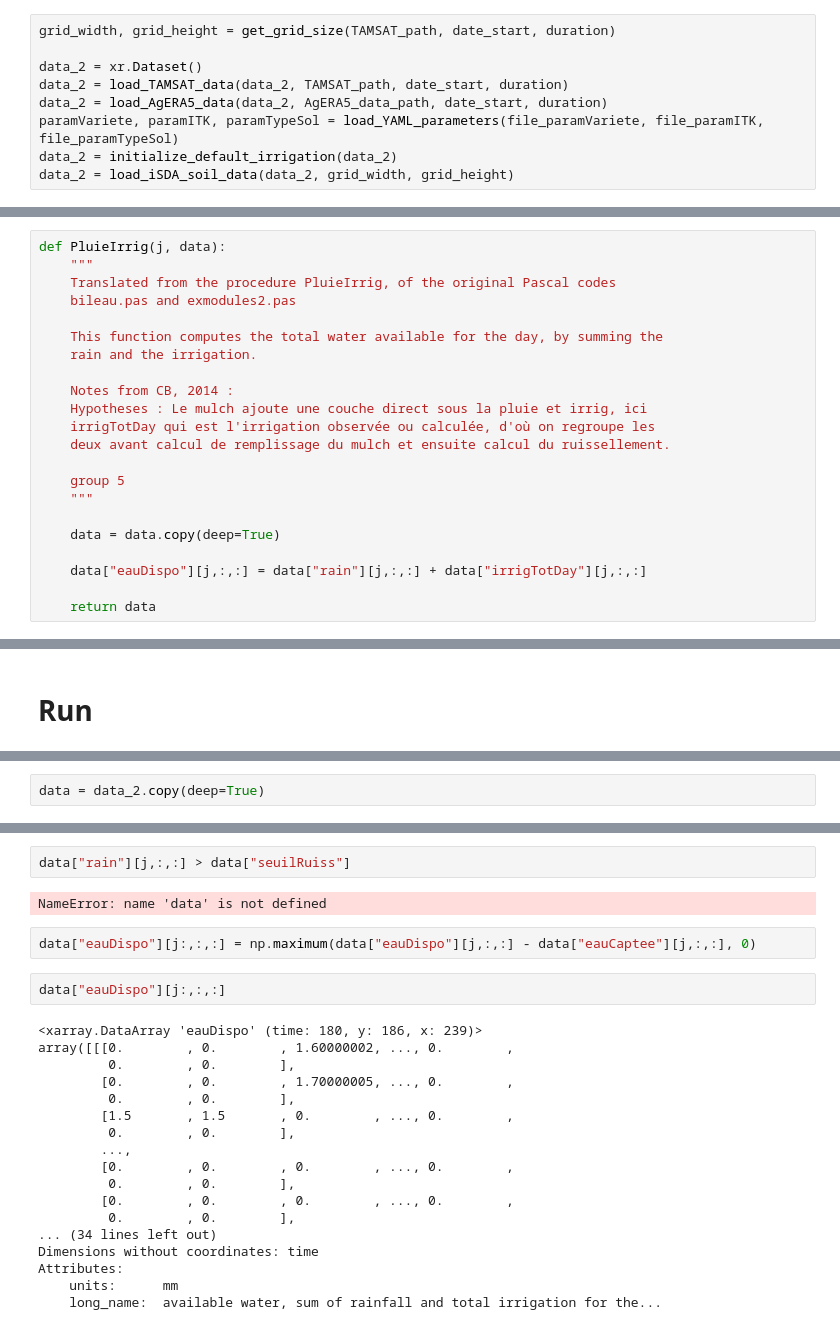
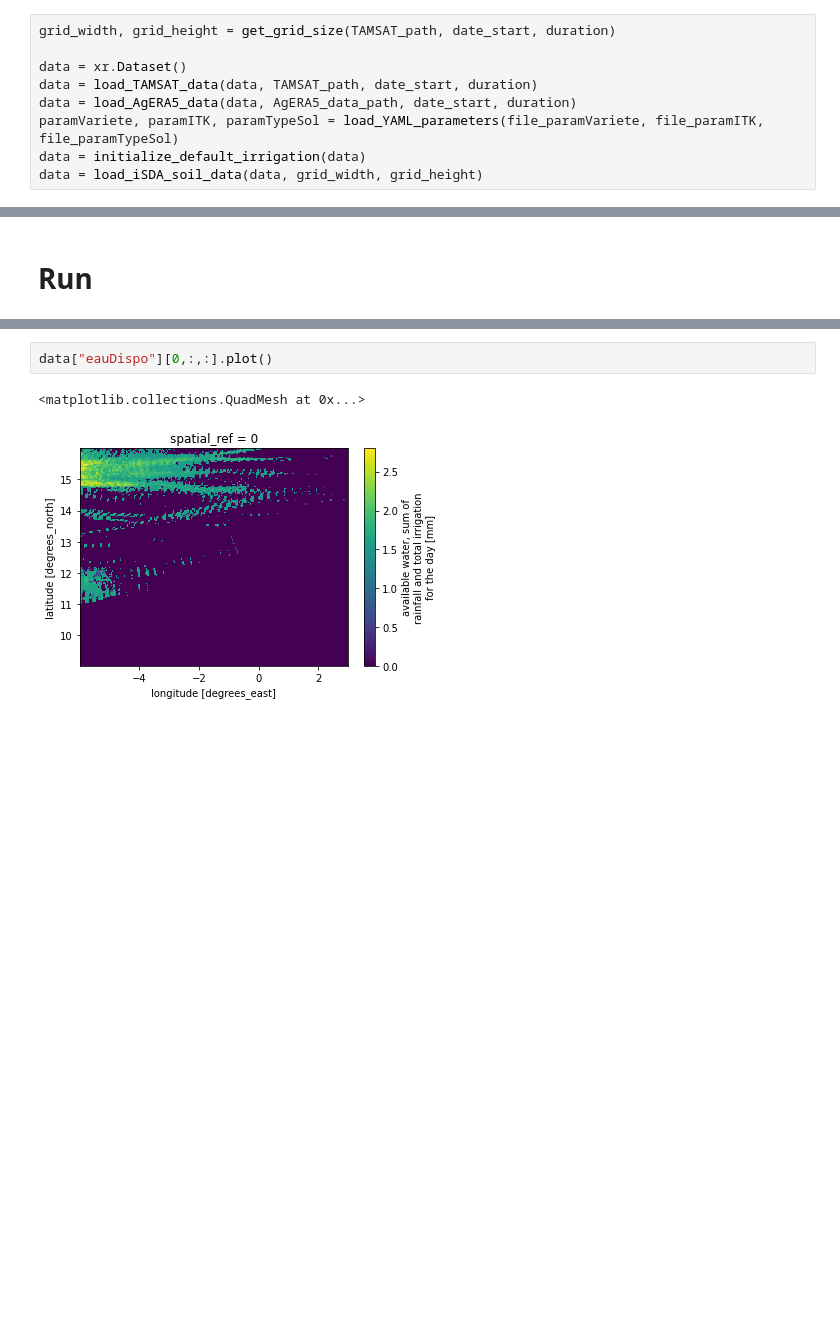
Before and after one commit to SARRA-cropmodels/SARRA-Py, a Jupyter notebook: notebooks/SARRA-Py_grid.ipynb, the cells around one changed output, grey strips where cells are left out. Drawn from its saved outputs; the diff is of its cells as text; blank space fills up the shorter version.

```diff
--- a/notebooks/SARRA-Py_grid.ipynb
+++ b/notebooks/SARRA-Py_grid.ipynb
@@ -46,9 +39,9 @@ file_df_irrig = "Irrigation_AG3US20124.txt"
 # %%
 grid_width, grid_height = get_grid_size(TAMSAT_path, date_start, duration)
 
-data_2 = xr.Dataset()
-data_2 = load_TAMSAT_data(data_2, TAMSAT_path, date_start, duration)
-data_2 = load_AgERA5_data(data_2, AgERA5_data_path, date_start, duration)
+data = xr.Dataset()
+data = load_TAMSAT_data(data, TAMSAT_path, date_start, duration)
+data = load_AgERA5_data(data, AgERA5_data_path, date_start, duration)
 paramVariete, paramITK, paramTypeSol = load_YAML_parameters(file_paramVariete, file_paramITK, file_paramTypeSol)
-data_2 = initialize_default_irrigation(data_2)
-data_2 = load_iSDA_soil_data(data_2, grid_width, grid_height)
+data = initialize_default_irrigation(data)
+data = load_iSDA_soil_data(data, grid_width, grid_height)
@@ -467,22 +47,0 @@ def EvalIrrigPhase(j, data, paramITK):
-# %%
-def PluieIrrig(j, data):
-    """
-    Translated from the procedure PluieIrrig, of the original Pascal codes
-    bileau.pas and exmodules2.pas
-
-    This function computes the total water available for the day, by summing the
-    rain and the irrigation.
-
-    Notes from CB, 2014 :
-    Hypotheses : Le mulch ajoute une couche direct sous la pluie et irrig, ici
-    irrigTotDay qui est l'irrigation observée ou calculée, d'où on regroupe les
-    deux avant calcul de remplissage du mulch et ensuite calcul du ruissellement.
-
-    group 5
-    """
-
-    data = data.copy(deep=True)
-
-    data["eauDispo"][j,:,:] = data["rain"][j,:,:] + data["irrigTotDay"][j,:,:]
-
-    return data
@@ -2841,5 +70,3 @@ except:
-# %%
-data = data_2.copy(deep=True)
 # %%
 import warnings
 warnings.filterwarnings("ignore")
@@ -2913,26 +145,5 @@ NameError: name 'data' is not defined
-# %%
-data["rain"][j,:,:] > data["seuilRuiss"]
-# %% [output]
-NameError: name 'data' is not defined
-# %%
-data["eauDispo"][j:,:,:] = np.maximum(data["eauDispo"][j,:,:] - data["eauCaptee"][j,:,:], 0)
 # %%
-data["eauDispo"][j:,:,:]
+data["eauDispo"][0,:,:].plot()
 # %% [output]
-<xarray.DataArray 'eauDispo' (time: 180, y: 186, x: 239)>
-array([[[0.        , 0.        , 1.60000002, ..., 0.        ,
-         0.        , 0.        ],
-        [0.        , 0.        , 1.70000005, ..., 0.        ,
-         0.        , 0.        ],
-        [1.5       , 1.5       , 0.        , ..., 0.        ,
-         0.        , 0.        ],
-        ...,
-        [0.        , 0.        , 0.        , ..., 0.        ,
-         0.        , 0.        ],
-        [0.        , 0.        , 0.        , ..., 0.        ,
-         0.        , 0.        ],
-... (34 lines left out)
-Dimensions without coordinates: time
-Attributes:
-    units:      mm
-    long_name:  available water, sum of rainfall and total irrigation for the...
+<matplotlib.collections.QuadMesh at 0x...>
+[figure, added]
```
Also changed, not shown: parts of 98 cells of this notebook, 8 other files.
